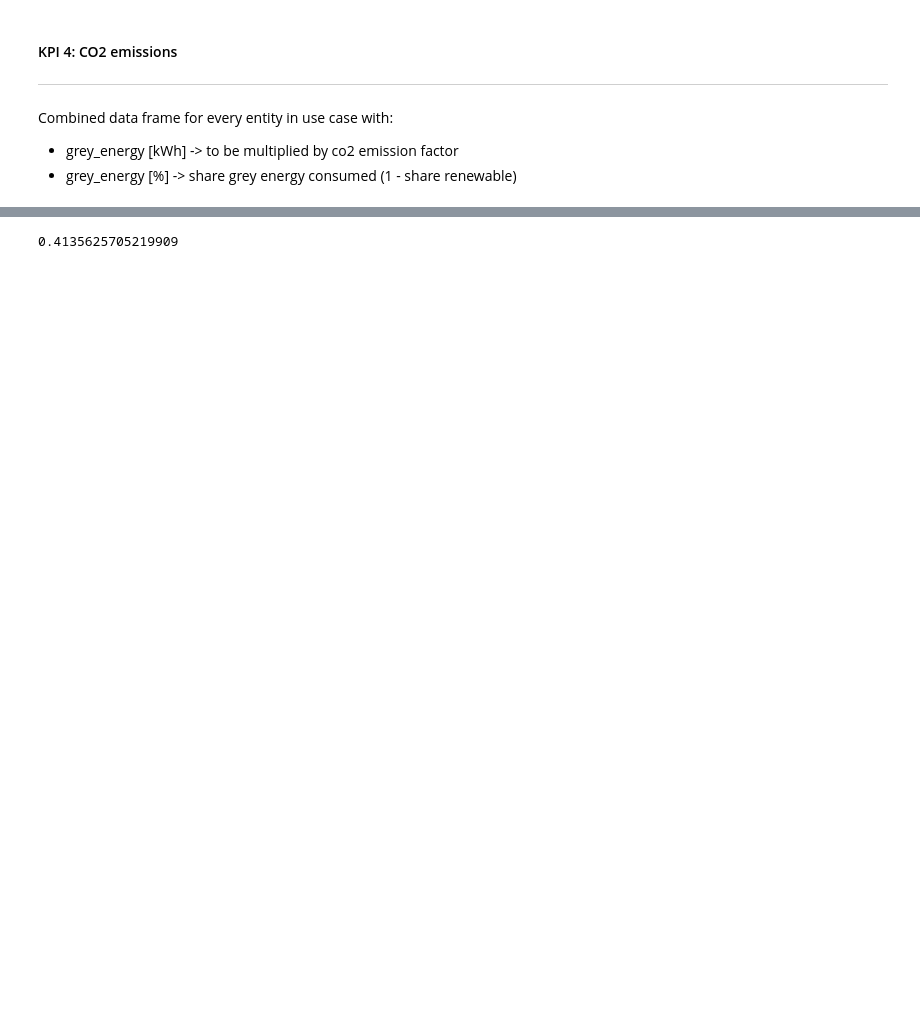
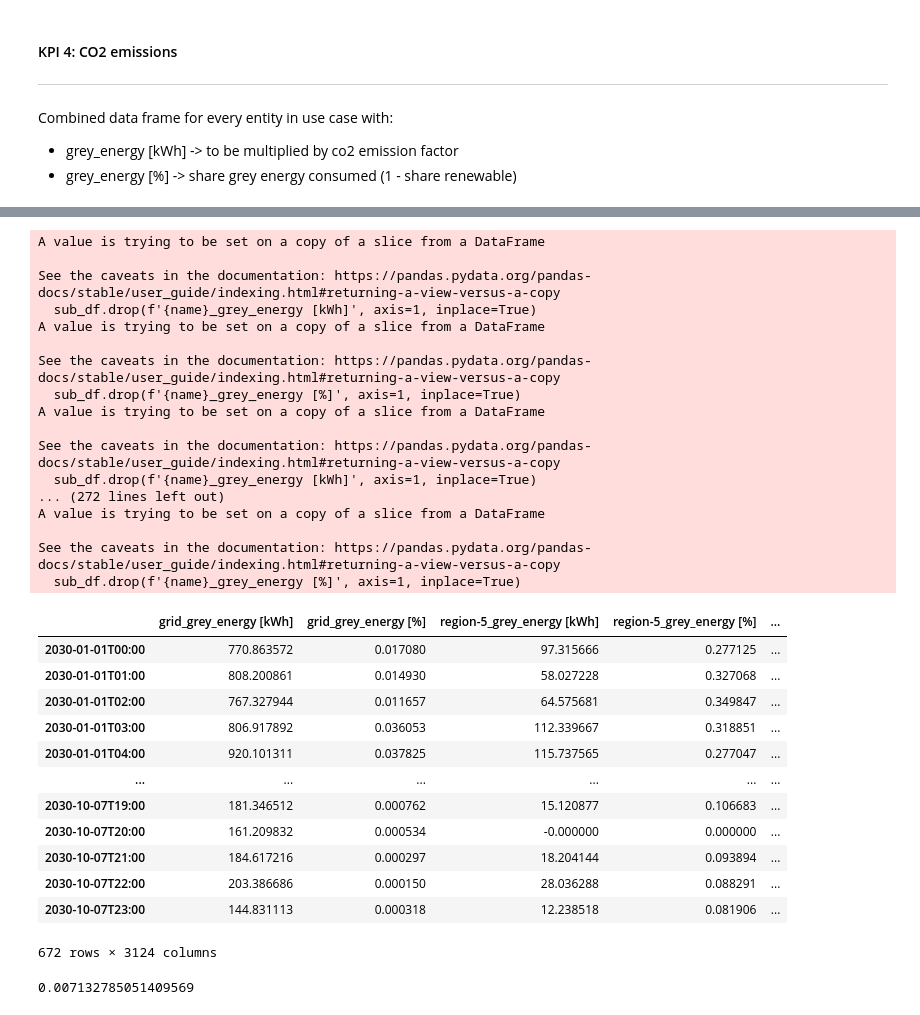
Before and after one commit to jochenmadler/fim_fit, a Jupyter notebook: GSy_KPI_calculation/01_processing/functions_test_v3.ipynb, the cells around one changed output, grey strips where cells are left out. Saved outputs shown, nothing was run; the diff lists cells and outputs as text; code cells hidden in the pictures; blank space fills up the shorter version.

Commit message:
functions_v3.py: use case 2&6 relevant changes, altered aggregation function for these special_cases.

```diff
--- a/GSy_KPI_calculation/01_processing/functions_test_v3.ipynb
+++ b/GSy_KPI_calculation/01_processing/functions_test_v3.ipynb
@@ -116,0 +44,5 @@ time: 123.38 seconds
+# %%
+os.chdir(home_path)
+os.chdir('Use_Case_2/')
+df2 = pd.read_csv('df2.csv', index_col=0)
+df2
@@ -116,0 +63,34 @@ time: 123.38 seconds
+# %%
+df2_out = f.share_renewables_aggregate_empty_entities_UC_2_6(df2)
+df2_out
+# %% [output]
+A value is trying to be set on a copy of a slice from a DataFrame
+
+See the caveats in the documentation: https://pandas.pydata.org/pandas-docs/stable/user_guide/indexing.html#returning-a-view-versus-a-copy
+  sub_df.drop(f'{name}_grey_energy [kWh]', axis=1, inplace=True)
+A value is trying to be set on a copy of a slice from a DataFrame
+
+See the caveats in the documentation: https://pandas.pydata.org/pandas-docs/stable/user_guide/indexing.html#returning-a-view-versus-a-copy
+  sub_df.drop(f'{name}_grey_energy [%]', axis=1, inplace=True)
+A value is trying to be set on a copy of a slice from a DataFrame
+
+See the caveats in the documentation: https://pandas.pydata.org/pandas-docs/stable/user_guide/indexing.html#returning-a-view-versus-a-copy
+  sub_df.drop(f'{name}_grey_energy [kWh]', axis=1, inplace=True)
+... (272 lines left out)
+A value is trying to be set on a copy of a slice from a DataFrame
+
+See the caveats in the documentation: https://pandas.pydata.org/pandas-docs/stable/user_guide/indexing.html#returning-a-view-versus-a-copy
+  sub_df.drop(f'{name}_grey_energy [%]', axis=1, inplace=True)
+|  | grid_grey_energy [kWh] | grid_grey_energy [%] | region-5_grey_energy [kWh] | region-5_grey_energy [%] | ... |
+| 2030-01-01T00:00 | 770.863572 | 0.017080 | 97.315666 | 0.277125 | ... |
+| 2030-01-01T01:00 | 808.200861 | 0.014930 | 58.027228 | 0.327068 | ... |
+| 2030-01-01T02:00 | 767.327944 | 0.011657 | 64.575681 | 0.349847 | ... |
+| 2030-01-01T03:00 | 806.917892 | 0.036053 | 112.339667 | 0.318851 | ... |
+| 2030-01-01T04:00 | 920.101311 | 0.037825 | 115.737565 | 0.277047 | ... |
+| ... | ... | ... | ... | ... | ... |
+| 2030-10-07T19:00 | 181.346512 | 0.000762 | 15.120877 | 0.106683 | ... |
+| 2030-10-07T20:00 | 161.209832 | 0.000534 | -0.000000 | 0.000000 | ... |
+| 2030-10-07T21:00 | 184.617216 | 0.000297 | 18.204144 | 0.093894 | ... |
+| 2030-10-07T22:00 | 203.386686 | 0.000150 | 28.036288 | 0.088291 | ... |
+| 2030-10-07T23:00 | 144.831113 | 0.000318 | 12.238518 | 0.081906 | ... |
+672 rows × 3124 columns
@@ -117,7 +99,7 @@ time: 123.38 seconds
 # %%
-df2['grid_grey_energy [%]'].mean()
+df2_out['grid_grey_energy [%]'].mean()
 # %% [output]
-0.4135625705219909
+0.007132785051409569
 # %%
 df2.to_excel('kpi_3_4_use_case_2.xlsx')
 # %%
```
Also changed, not shown: parts of 16 cells of this notebook, 1 other file.
